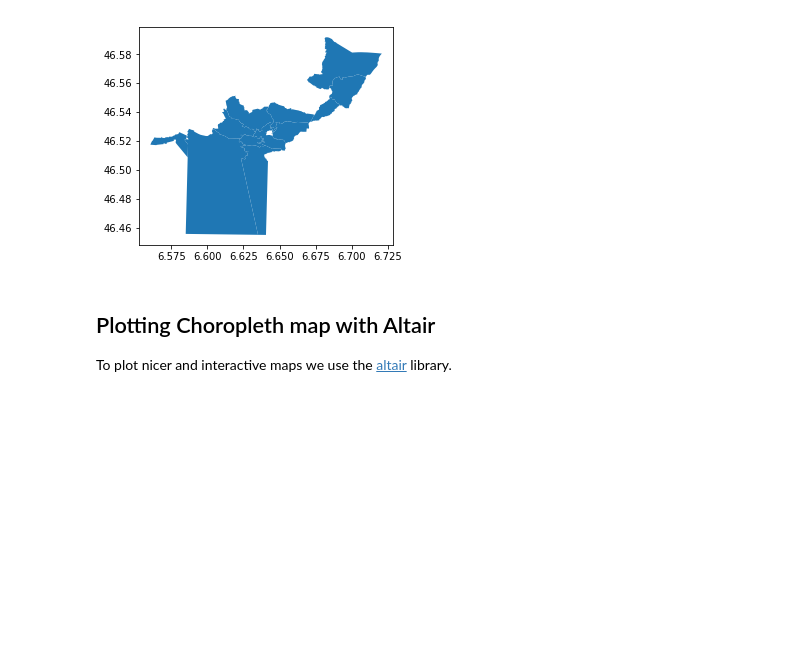
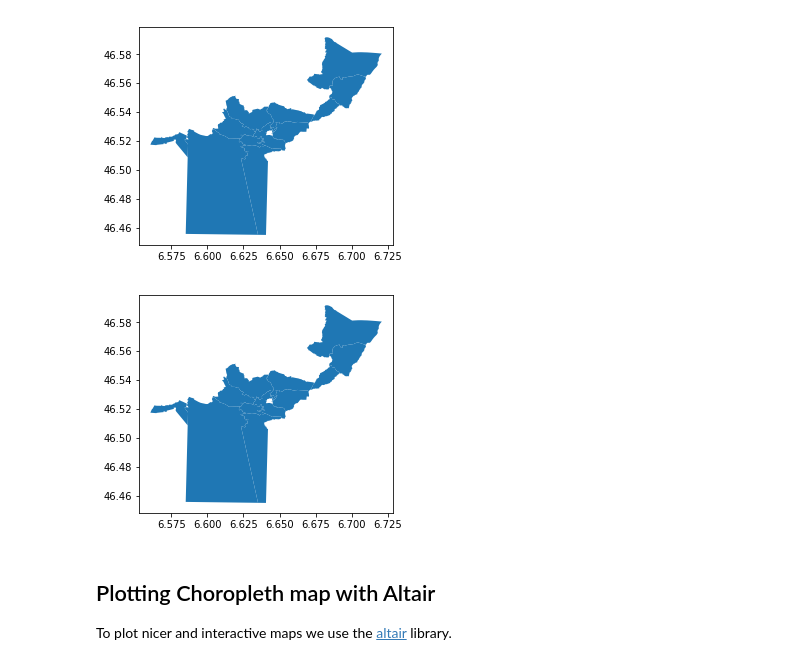
Before and after one commit to hamedrazavi/rental_analysis_switzerland_immoscout24, a Jupyter notebook: src/rental_analysis_lausanne.ipynb, the cells around one changed output. Drawn from its saved outputs; the diff is of its cells as text; code cells hidden in the pictures; blank space fills up the shorter version.

```diff
--- a/src/rental_analysis_lausanne.ipynb
+++ b/src/rental_analysis_lausanne.ipynb
@@ -277,3 +288,7 @@ gdf_laus.plot()
 # %% [output]
 <matplotlib.axes._subplots.AxesSubplot at 0x...>
 [figure]
+# %%
+ax = gdf_laus.plot()
+# %% [output]
+[figure, added]
```
Also changed, not shown: parts of 8 cells of this notebook, 5 other files.
